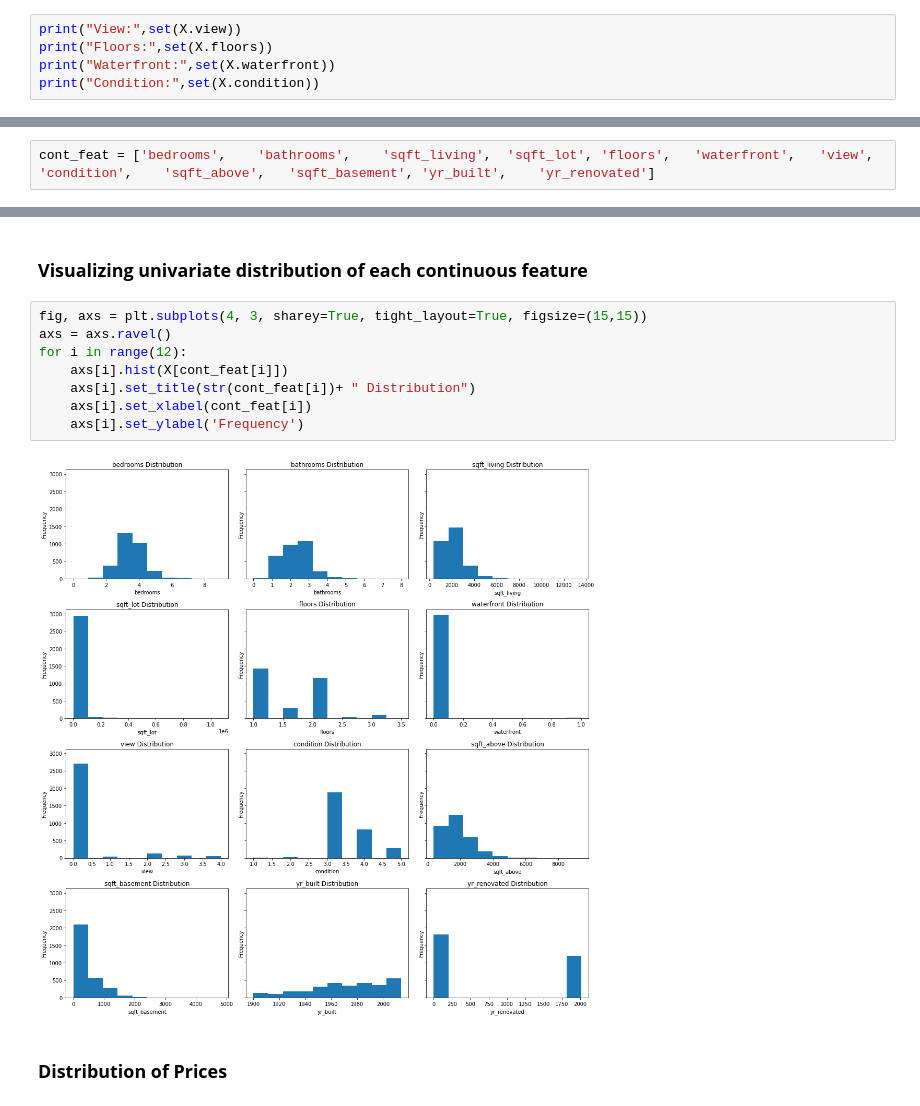
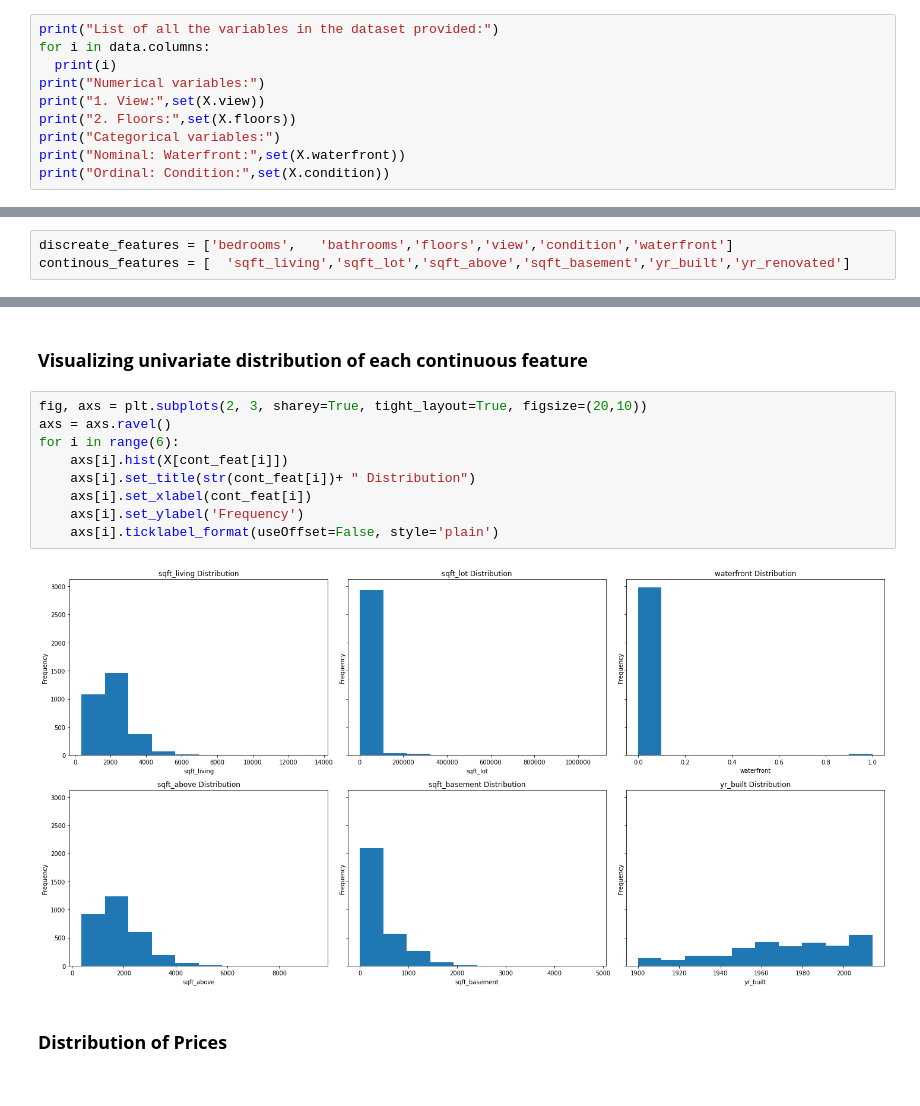
Before and after one commit to rajadevineni/House_Price_Prediction, a Jupyter notebook: KNN_regressor.ipynb, the cells around one changed output, grey strips where cells are left out. Saved outputs shown, nothing was run; the diff lists cells and outputs as text.

Commit message:
clasified variables

```diff
--- a/KNN_regressor.ipynb
+++ b/KNN_regressor.ipynb
@@ -56,8 +60,13 @@ X.shape, y.shape
 # %% [markdown]
 # **1.	Determine, which features, are continuous vs categorical**
 # %%
-print("View:",set(X.view))
-print("Floors:",set(X.floors))
-print("Waterfront:",set(X.waterfront))
-print("Condition:",set(X.condition))
+print("List of all the variables in the dataset provided:")
+for i in data.columns:
+  print(i)
+print("Numerical variables:")
+print("1. View:",set(X.view))
+print("2. Floors:",set(X.floors))
+print("Categorical variables:")
+print("Nominal: Waterfront:",set(X.waterfront))
+print("Ordinal: Condition:",set(X.condition))
 # %% [output]
@@ -68,19 +90,21 @@ Condition: {1, 2, 3, 4, 5}
 # %%
-cont_feat = ['bedrooms',	'bathrooms',	'sqft_living',	'sqft_lot',	'floors',	'waterfront',	'view',	'condition',	'sqft_above',	'sqft_basement', 'yr_built',	'yr_renovated']
+discreate_features = ['bedrooms',	'bathrooms','floors','view','condition','waterfront']
+continous_features = [	'sqft_living','sqft_lot','sqft_above','sqft_basement','yr_built','yr_renovated']
 # %% [markdown]
 # **2.	Visualize the univariate distribution of each continuous feature, and the distribution of the target**
 # %% [markdown]
 ### **Visualizing univariate distribution of each continuous feature**
 # %%
-fig, axs = plt.subplots(4, 3, sharey=True, tight_layout=True, figsize=(15,15))
+fig, axs = plt.subplots(2, 3, sharey=True, tight_layout=True, figsize=(20,10))
 axs = axs.ravel()
-for i in range(12):
+for i in range(6):
     axs[i].hist(X[cont_feat[i]])
     axs[i].set_title(str(cont_feat[i])+ " Distribution")
     axs[i].set_xlabel(cont_feat[i])
     axs[i].set_ylabel('Frequency')
+    axs[i].ticklabel_format(useOffset=False, style='plain')
 # %% [output]
-[figure, old version]
+[figure, new version]
 # %% [markdown]
 ### **Distribution of Prices**
 # %%
```
Also changed, not shown: parts of 3 cells of this notebook.
